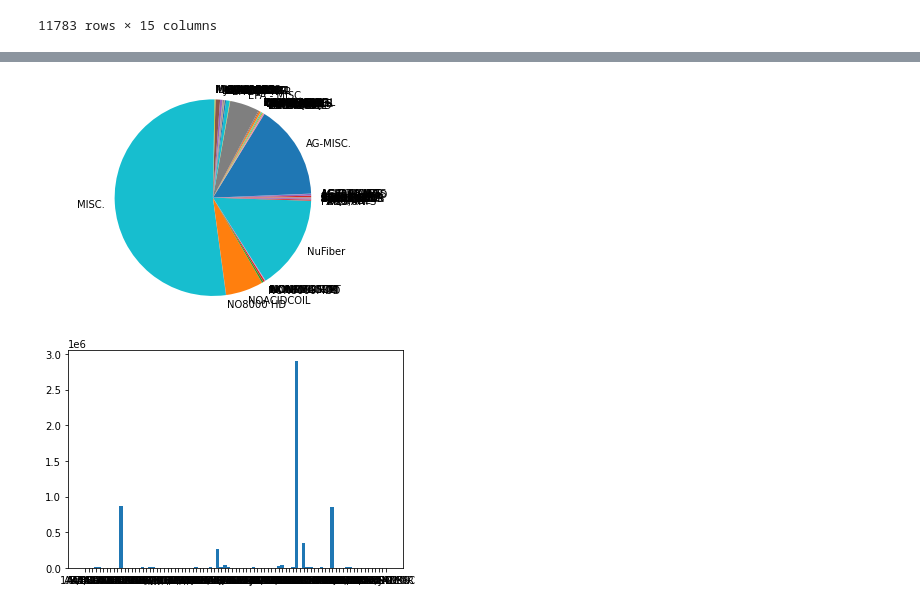
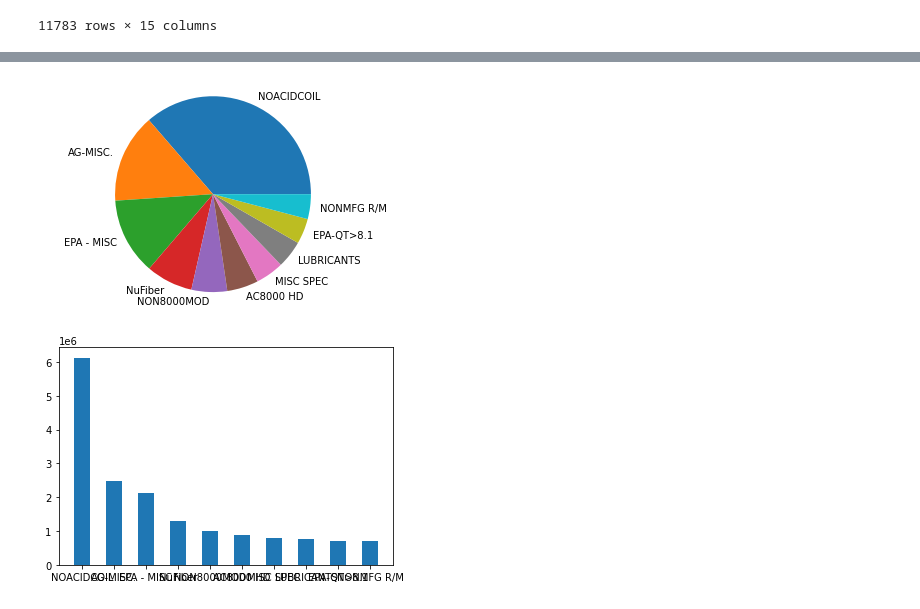
Before and after one commit to aadeba5/Project1, a Jupyter notebook: Nuance_Eric.ipynb, the cells around one changed output, grey strips where cells are left out. Saved outputs shown, nothing was run; the diff lists cells and outputs as text; code cells hidden in the pictures.

```diff
--- a/Nuance_Eric.ipynb
+++ b/Nuance_Eric.ipynb
@@ -95,11 +83,11 @@ Index(['1 Prt Conc', 'AB/BLDRS', 'AB/SURF', 'AC8000 HD', 'AC8000 MOD',
 # %%
-plt.pie(category_sales_2019['price_net'].head(10), labels = twenty19_labels)
+plt.pie(top_ten_2019['price_net'].head(10), labels = twenty19_labels)
 plt.axis("equal")
 plt.show()
 # %% [output]
-[figure, old version]
+[figure, new version]
 # %%
-plt.bar(height = category_sales_2019['price_net'], x = twenty19_labels, width = 1)
+plt.bar(height = top_ten_2019['price_net'].head(10), x = twenty19_labels, width = .5)
 plt.show()
 # %% [output]
-[figure, old version]
+[figure, new version]
```
Also changed, not shown: parts of 1 cell of this notebook.
